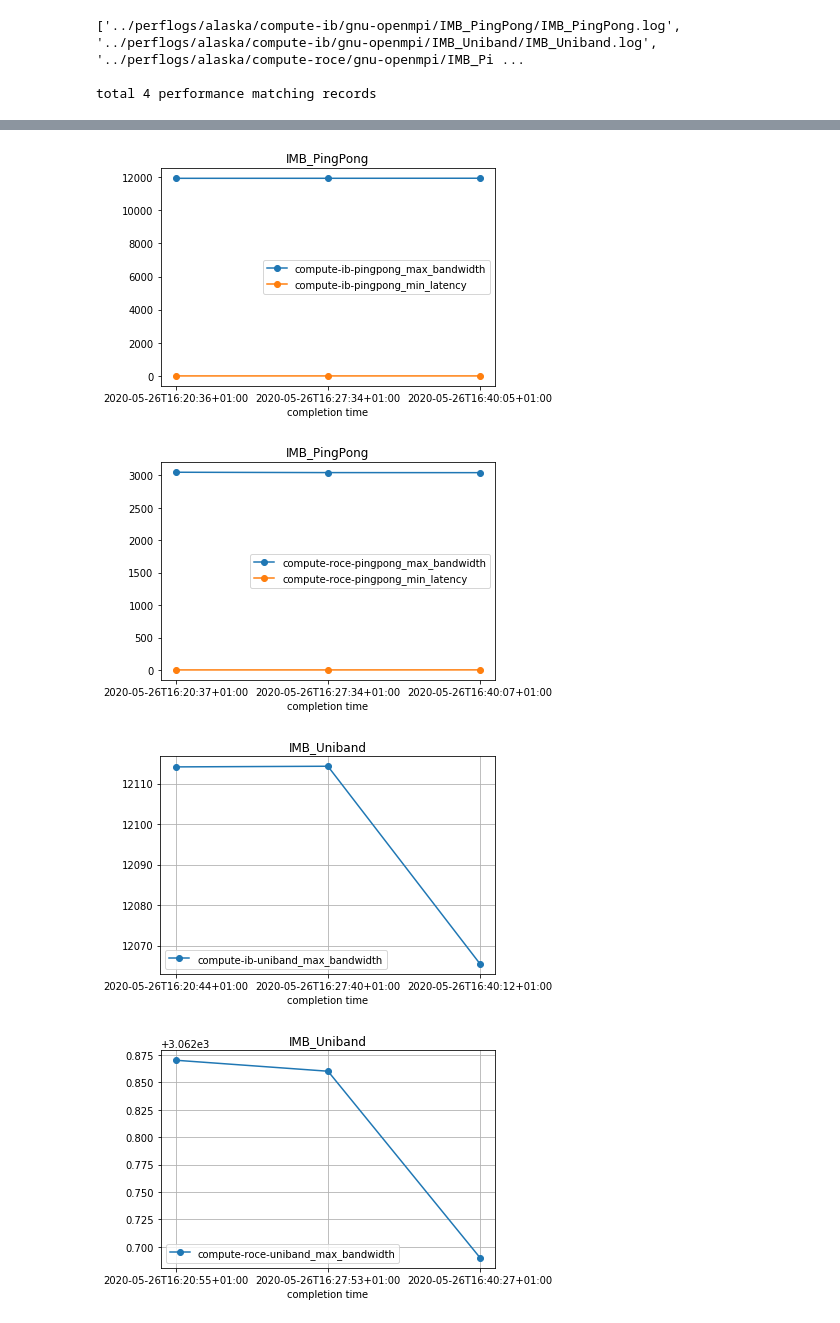
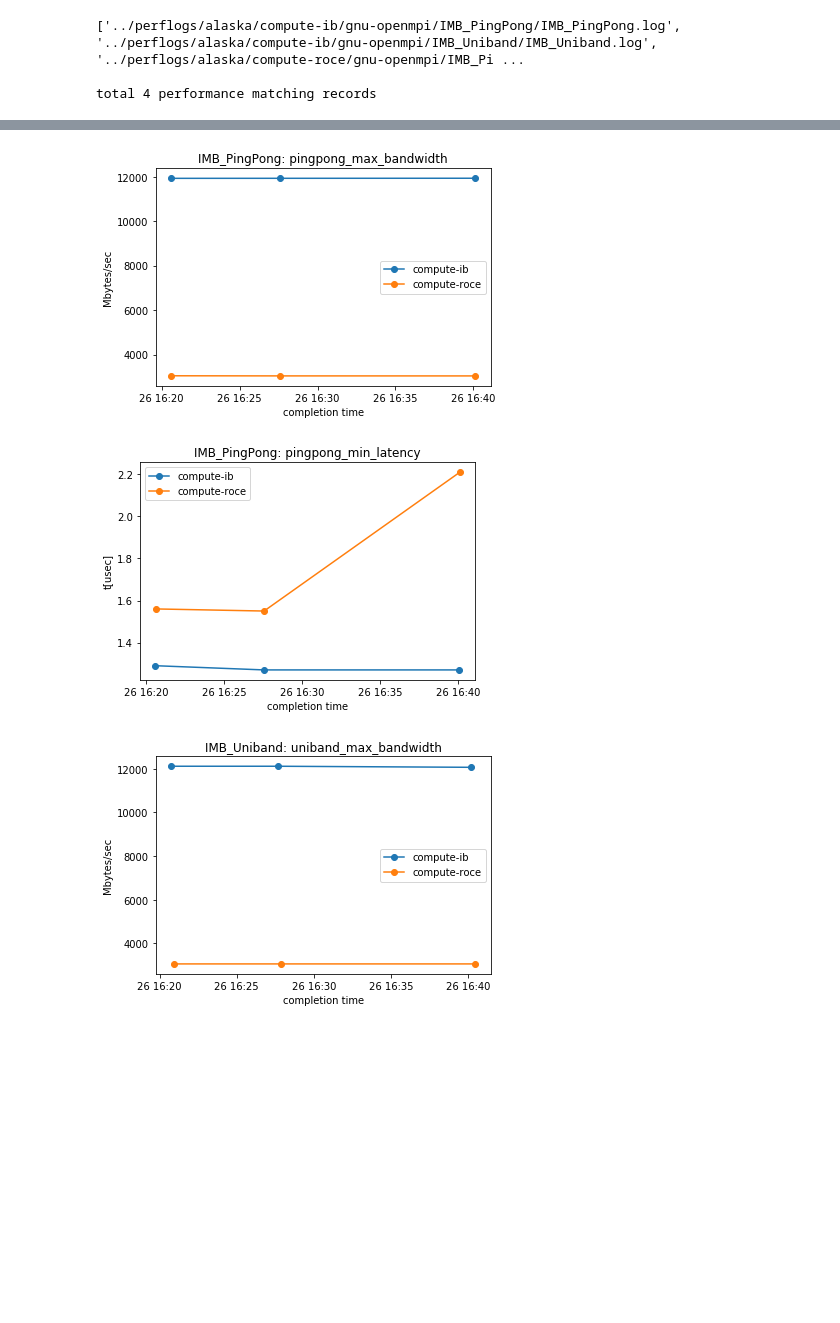
Before and after one commit to ukri-excalibur/excalibur-tests, a Jupyter notebook: imb-2018.1/IMB.ipynb, the cells around one changed output, grey strips where cells are left out. Saved outputs shown, nothing was run; the diff lists cells and outputs as text; code cells hidden in the pictures; blank space fills up the shorter version.

Commit message:
IMB automate performance plotting

```diff
--- a/imb-2018.1/IMB.ipynb
+++ b/imb-2018.1/IMB.ipynb
@@ -224,6 +224,8 @@ print(testobjs)
 [<class 'reframe_imb.IMB_Biband'>, <class 'reframe_imb.IMB_MPI1'>, <class 'reframe_imb.IMB_PingPong'>, <class 'reframe_imb.IMB_Uniband'>]
 # %%
 # Load performance records
+
+import datetime
 
 def read_perflog(path):
     # b/c perflog prefix is '%(check_system)s/%(check_partition)s/%(check_environ)s/%(check_name)s'
@@ -239,9 +241,10 @@ def read_perflog(path):
             LOG_FIELDS = 'completion_time,reframe,info,jobid,perf_data,perf_unit,perf_ref'.split(',')
             record = dict(zip(LOG_FIELDS, line.split('|')))
 
-            # process perf data:
+            # process values:
             perf_var, perf_value = record['perf_data'].split('=')
             record['perf_value'] = float(perf_value) # TODO: is this always right?
+            record['completion_time'] = datetime.datetime.fromisoformat(record['completion_time'])
 
             # make sure we have a dict of lists for this perf_var:
             # NB unit and ref shouldn't change but best place to store them
@@ -317,36 +320,37 @@ pprint(test_perf)
 # %%
 # Plot: here we don't need to define the plot, because we can automatically work it out:
 
 import datetime
 
 from matplotlib.dates import date2num
 
 # plotting:
 for test in test_perf:
-
+    axes = {}
     cases = test_perf[test]
     common, differences = diff_meta(cases)
     for ix, case in enumerate(cases):
-        plt.figure()
 
         unique_meta = differences[ix]
-        perf_vars = [k for k in case if k != 'meta']
         for perf_var in case:
             if perf_var == 'meta': # not a real performance var
                 continue
+
+            # annoyingly can't use setdefault as this always evalutes `default`, so:
+            if perf_var not in axes:
+                axes[perf_var] = plt.subplots(nrows=1, ncols=1)
+            fig, ax = axes[perf_var]
+            #dates = [datetime.datetime.fromisoformat(d) for d in case[perf_var]['completion_time']]
             dates = case[perf_var]['completion_time']
             values = case[perf_var]['perf_value']
-            label = '-'.join(list(unique_meta.values()) + [perf_var])
-            plt.plot_date(dates, values, 'o-', label=label)
-
-
-            plt.title(test)
-            plt.legend()
-            plt.grid()
-            plt.xlabel('completion time')
-            #plt.ylabel()
+            label = '-'.join(list(unique_meta.values()))
+            ax.plot_date(dates, values, 'o-', label=label)
+            ax.set_title('%s: %s' % (test, perf_var))
+            ax.legend()
+            ax.grid()
+            ax.set_xlabel('completion time')
+            ax.set_ylabel(case[perf_var]['perf_unit'][0]) # shouldn't matter which unit is used
 # %% [output]
-[figure, old version]
+[figure, new version]
-[figure, old version]
+[figure, new version]
-[figure, old version]
+[figure, new version]
-[figure, removed]
```
Also changed, not shown: parts of 1 cell of this notebook.
